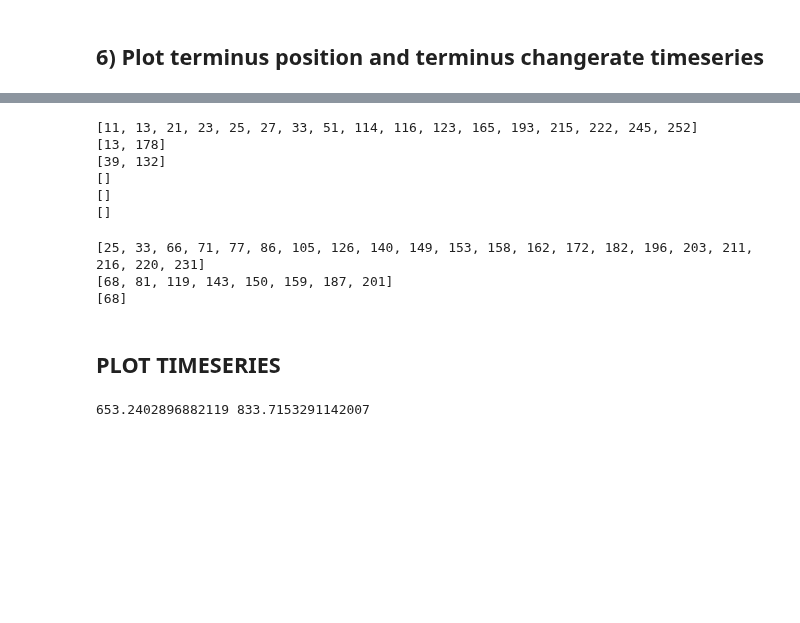
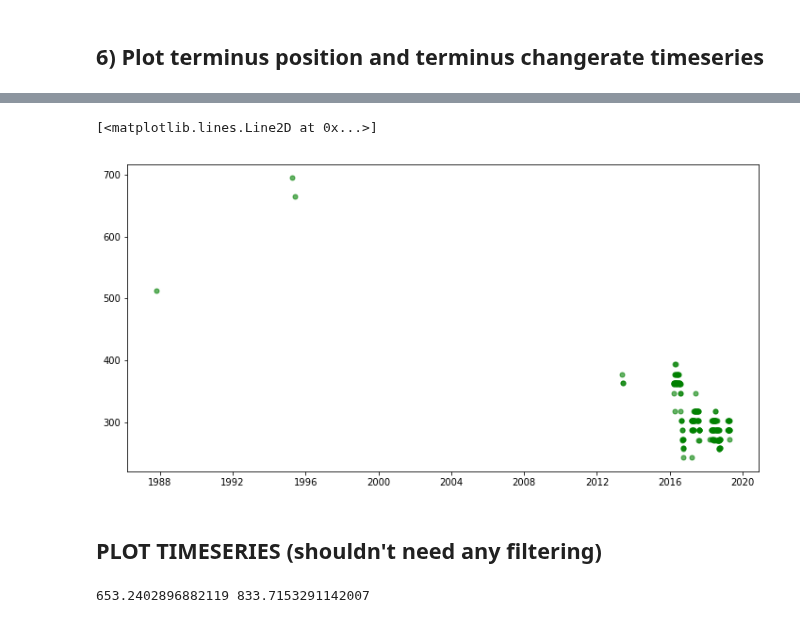
Before and after one commit to jukesliu/automated-glacier-terminus, a Jupyter notebook: Manual_delineations.ipynb, the cells around one changed output, grey strips where cells are left out. Drawn from its saved outputs; the diff is of its cells as text; code cells hidden in the pictures; blank space fills up the shorter version.

```diff
--- a/Manual_delineations.ipynb
+++ b/Manual_delineations.ipynb
@@ -683,24 +732,13 @@ Filtering:
-# %%
-#REMOVE DIPS ITERATIVELY n=5 times
-nodips = remove_dips(df, flow_thresh, 6)
-# %% [output]
-[11, 13, 21, 23, 25, 27, 33, 51, 114, 116, 123, 165, 193, 215, 222, 245, 252]
-[13, 178]
-[39, 132]
-[]
-[]
-[]
-# %%
-#REMOVE JUMPS ITERATIVELY
-nojumps = remove_jumps(nodips, flow_thresh, 3)
-# %% [output]
-[25, 33, 66, 71, 77, 86, 105, 126, 140, 149, 153, 158, 162, 172, 182, 196, 203, 211, 216, 220, 231]
-[68, 81, 119, 143, 150, 159, 187, 201]
-[68]
 # %%
-df = nojumps
+df
+# %%
+fig, ax1 = plt.subplots(figsize=(12,6))
+ax1.plot(df['datetimes'], df['term_position'], 'go', markersize='5', alpha=0.6)
+# %% [output]
+[<matplotlib.lines.Line2D at 0x...>]
+[figure, added]
 # %% [markdown]
-## PLOT TIMESERIES
+## PLOT TIMESERIES (shouldn't need any filtering)
 # %%
 #Read in automated df
 auto_df = pd.read_csv('/home/jukes/Documents/Sample_glaciers/Tpos_timeseries_Box'+BOI+'_filtered.csv', sep=',')
```
Also changed, not shown: parts of 41 cells of this notebook.
